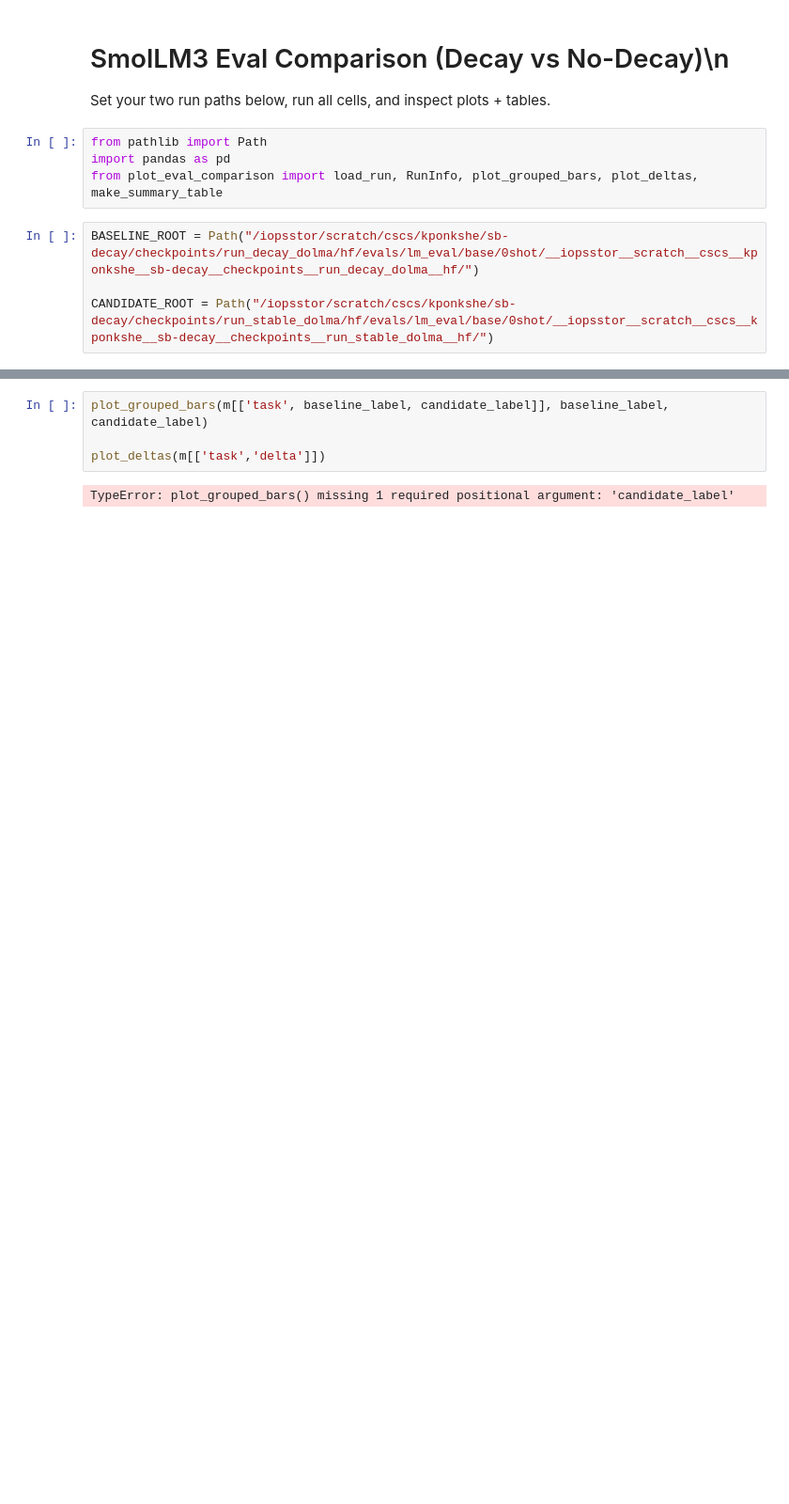
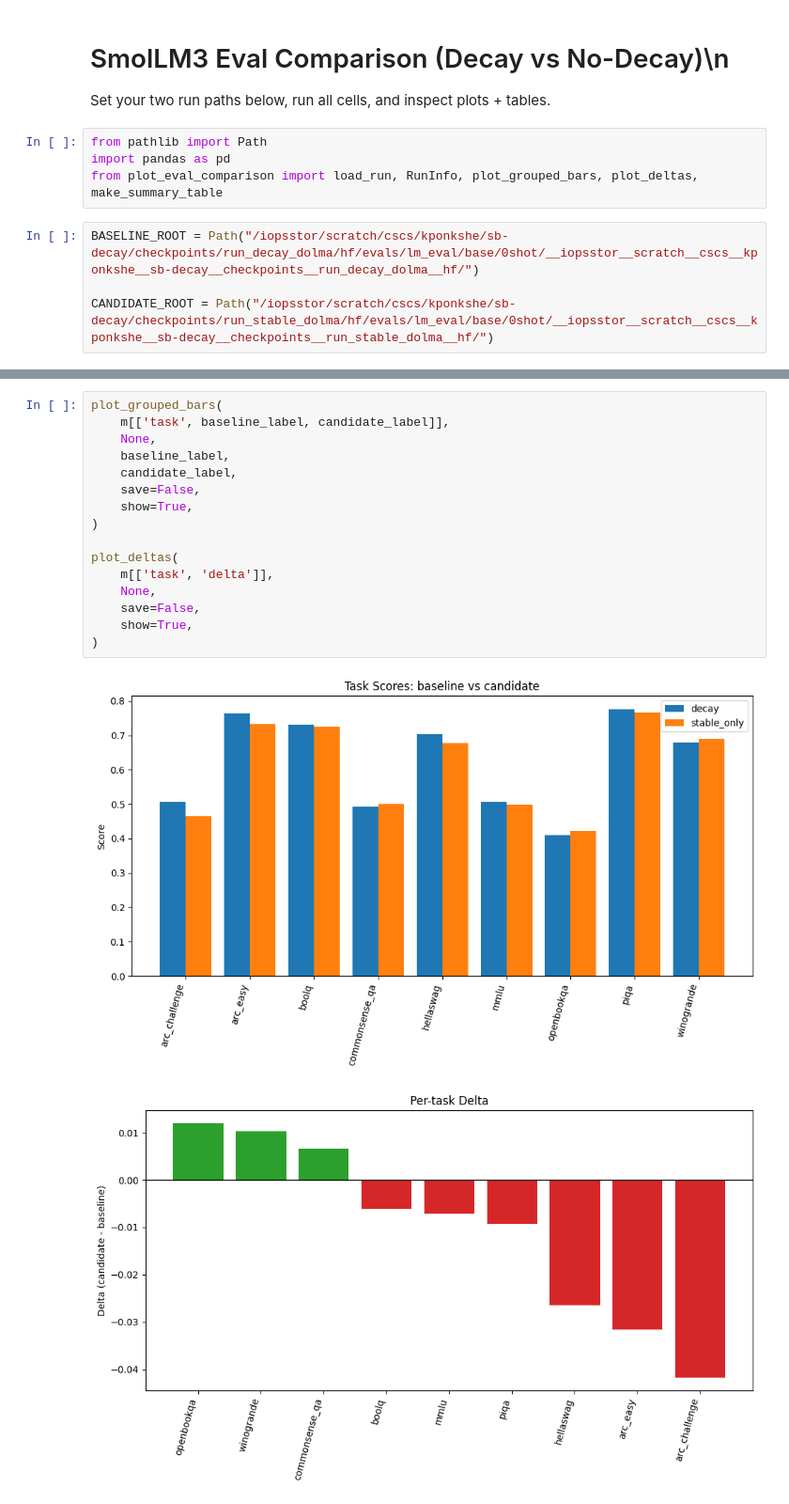
Before and after one commit to KaustubhP11/sb-decay, a Jupyter notebook: text/evaluation/smollm3/plotting/eval_comparison.ipynb, the cells around one changed output, grey strips where cells are left out. Shown at 94% size. Saved outputs shown, nothing was run; the diff lists cells and outputs as text; blank space fills up the shorter version.

```diff
--- a/text/evaluation/smollm3/plotting/eval_comparison.ipynb
+++ b/text/evaluation/smollm3/plotting/eval_comparison.ipynb
@@ -37,6 +50,19 @@ summary
 # %%
-plot_grouped_bars(m[['task', baseline_label, candidate_label]], baseline_label, candidate_label)
+plot_grouped_bars(
+    m[['task', baseline_label, candidate_label]],
+    None,
+    baseline_label,
+    candidate_label,
+    save=False,
+    show=True,
+)
 
-plot_deltas(m[['task','delta']])
+plot_deltas(
+    m[['task', 'delta']],
+    None,
+    save=False,
+    show=True,
+)
 # %% [output]
-TypeError: plot_grouped_bars() missing 1 required positional argument: 'candidate_label'
+[figure, added]
+[figure, added]
```
Also changed, not shown: parts of 2 cells of this notebook.
